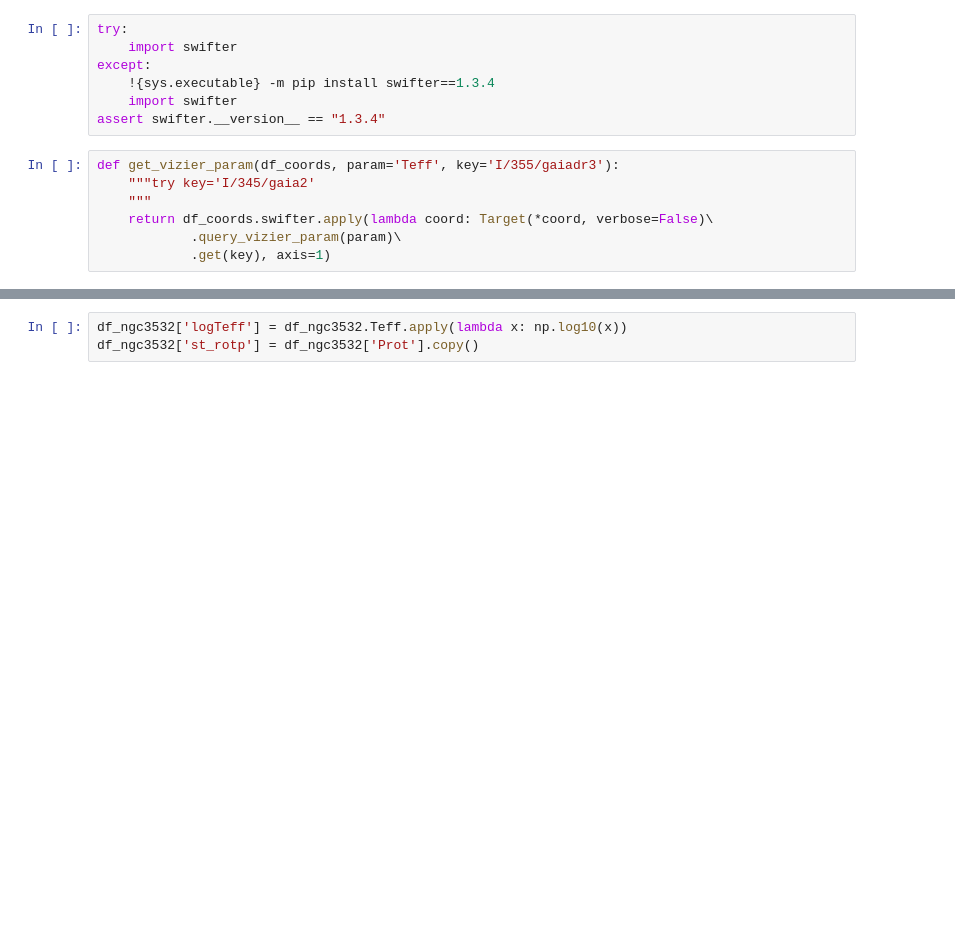
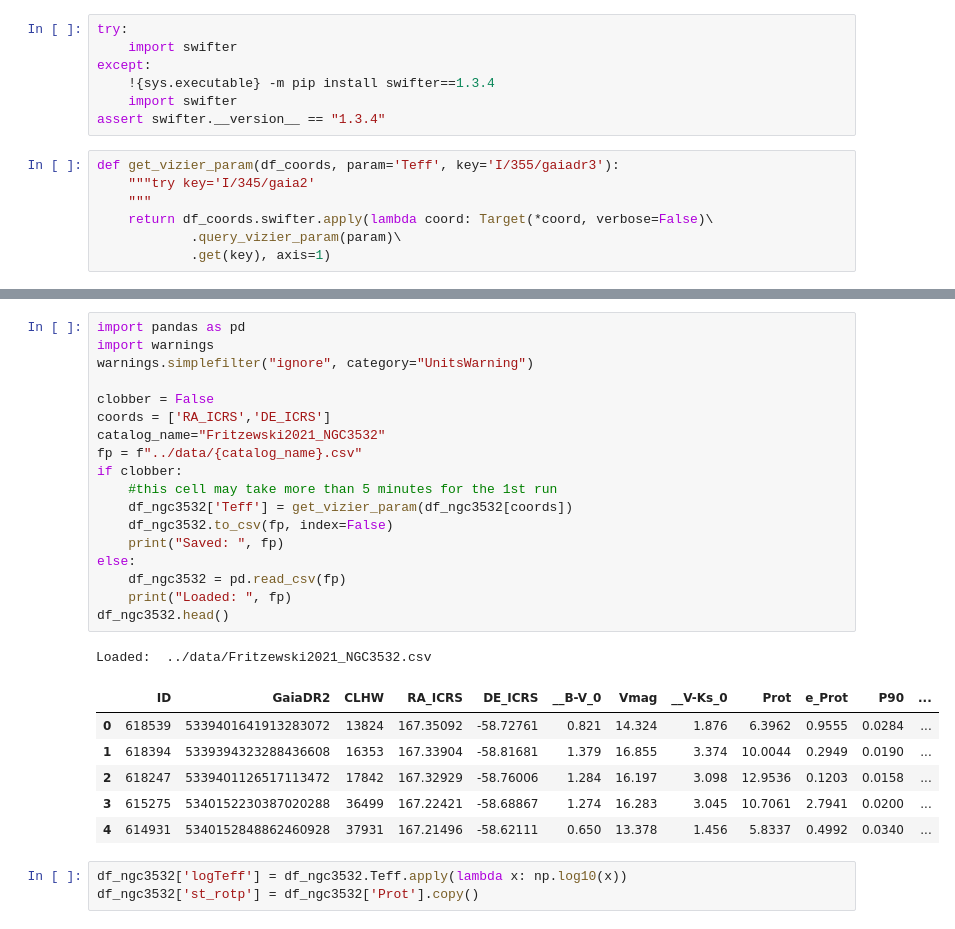
Before and after one commit to jpdeleon/wakai, a Jupyter notebook: notebooks/rotation_periods.ipynb, the cells around one changed output, grey strips where cells are left out. Saved outputs shown, nothing was run; the diff lists cells and outputs as text; blank space fills up the shorter version.

```diff
--- a/notebooks/rotation_periods.ipynb
+++ b/notebooks/rotation_periods.ipynb
@@ -163,3 +146,29 @@ WARNING: UnitsWarning: Unit 'Sun' not supported by the VOUnit standard. Did you
+# %%
+import pandas as pd
+import warnings
+warnings.simplefilter("ignore", category="UnitsWarning")
+
+clobber = False
+coords = ['RA_ICRS','DE_ICRS']
+catalog_name="Fritzewski2021_NGC3532"
+fp = f"../data/{catalog_name}.csv"
+if clobber:
+    #this cell may take more than 5 minutes for the 1st run
+    df_ngc3532['Teff'] = get_vizier_param(df_ngc3532[coords])
+    df_ngc3532.to_csv(fp, index=False)
+    print("Saved: ", fp)
+else:
+    df_ngc3532 = pd.read_csv(fp)
+    print("Loaded: ", fp)
+df_ngc3532.head()
+# %% [output]
+Loaded:  ../data/Fritzewski2021_NGC3532.csv
+|  | ID | GaiaDR2 | CLHW | RA_ICRS | DE_ICRS | __B-V_0 | Vmag | __V-Ks_0 | Prot | e_Prot | P90 | ... |
+| 0 | 618539 | 5339401641913283072 | 13824 | 167.35092 | -58.72761 | 0.821 | 14.324 | 1.876 | 6.3962 | 0.9555 | 0.0284 | ... |
+| 1 | 618394 | 5339394323288436608 | 16353 | 167.33904 | -58.81681 | 1.379 | 16.855 | 3.374 | 10.0044 | 0.2949 | 0.0190 | ... |
+| 2 | 618247 | 5339401126517113472 | 17842 | 167.32929 | -58.76006 | 1.284 | 16.197 | 3.098 | 12.9536 | 0.1203 | 0.0158 | ... |
+| 3 | 615275 | 5340152230387020288 | 36499 | 167.22421 | -58.68867 | 1.274 | 16.283 | 3.045 | 10.7061 | 2.7941 | 0.0200 | ... |
+| 4 | 614931 | 5340152848862460928 | 37931 | 167.21496 | -58.62111 | 0.650 | 13.378 | 1.456 | 5.8337 | 0.4992 | 0.0340 | ... |
 # %%
 df_ngc3532['logTeff'] = df_ngc3532.Teff.apply(lambda x: np.log10(x))
 df_ngc3532['st_rotp'] = df_ngc3532['Prot'].copy()
```
Also changed, not shown: parts of 5 cells of this notebook, 4 other files.
